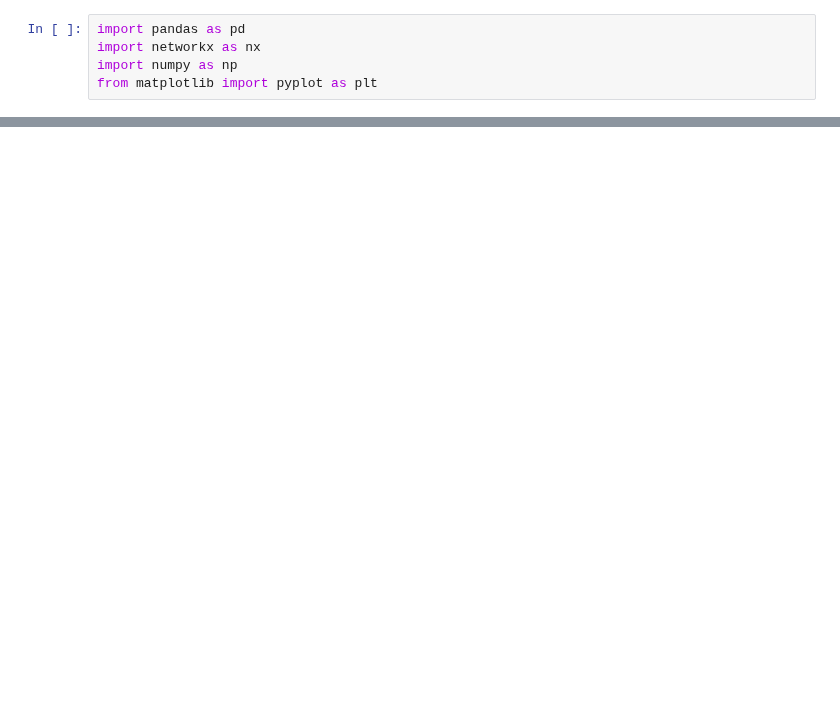
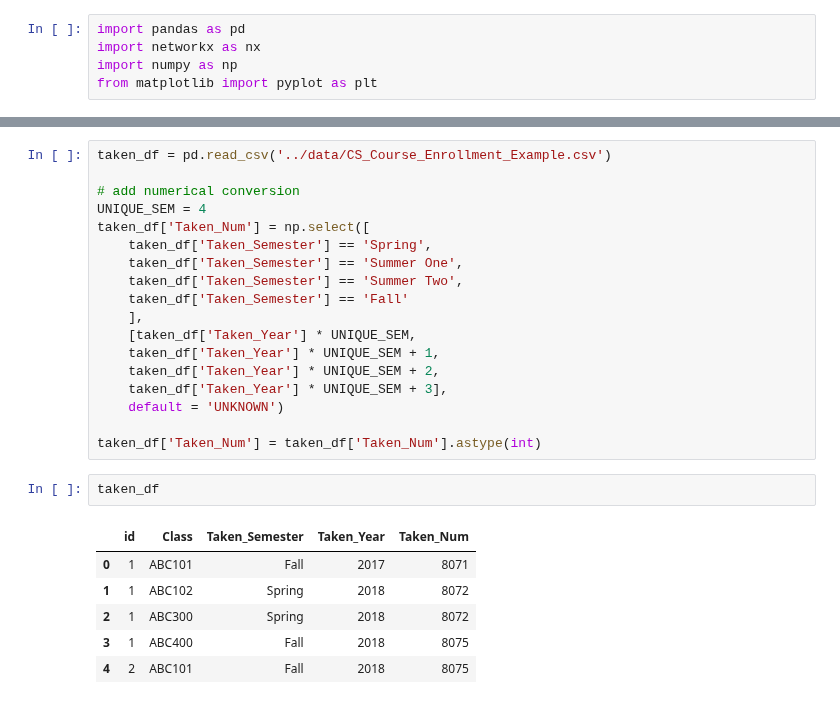
Before and after one commit to ifrycolorado/Enrollment_Project, a Jupyter notebook: src/dag.ipynb, the cells around one changed output, grey strips where cells are left out. Saved outputs shown, nothing was run; the diff lists cells and outputs as text; blank space fills up the shorter version.

```diff
--- a/src/dag.ipynb
+++ b/src/dag.ipynb
@@ -20,0 +27,27 @@ plt.show()
+# %%
+taken_df = pd.read_csv('../data/CS_Course_Enrollment_Example.csv')
+
+# add numerical conversion
+UNIQUE_SEM = 4
+taken_df['Taken_Num'] = np.select([
+    taken_df['Taken_Semester'] == 'Spring',
+    taken_df['Taken_Semester'] == 'Summer One',
+    taken_df['Taken_Semester'] == 'Summer Two',
+    taken_df['Taken_Semester'] == 'Fall'
+    ],
+    [taken_df['Taken_Year'] * UNIQUE_SEM,
+    taken_df['Taken_Year'] * UNIQUE_SEM + 1,
+    taken_df['Taken_Year'] * UNIQUE_SEM + 2,
+    taken_df['Taken_Year'] * UNIQUE_SEM + 3],
+    default = 'UNKNOWN')
+
+taken_df['Taken_Num'] = taken_df['Taken_Num'].astype(int)
+# %%
+taken_df
+# %% [output]
+|  | id | Class | Taken_Semester | Taken_Year | Taken_Num |
+| 0 | 1 | ABC101 | Fall | 2017 | 8071 |
+| 1 | 1 | ABC102 | Spring | 2018 | 8072 |
+| 2 | 1 | ABC300 | Spring | 2018 | 8072 |
+| 3 | 1 | ABC400 | Fall | 2018 | 8075 |
+| 4 | 2 | ABC101 | Fall | 2018 | 8075 |
```
Also changed, not shown: parts of 8 cells of this notebook, 1 other file.
